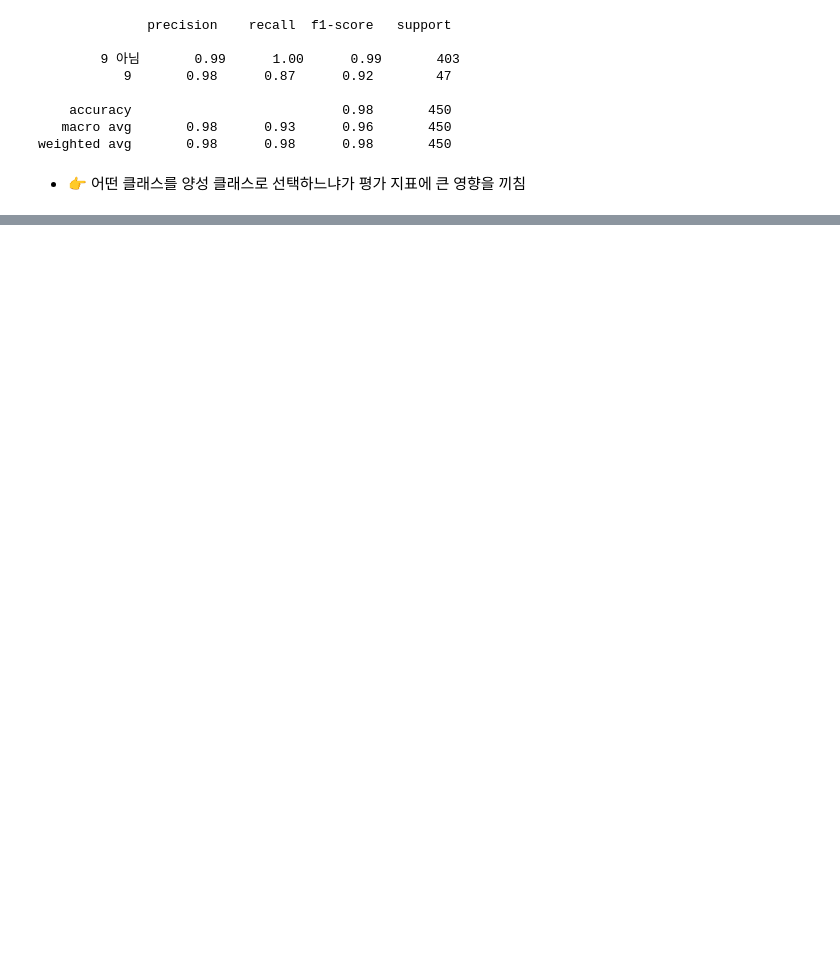
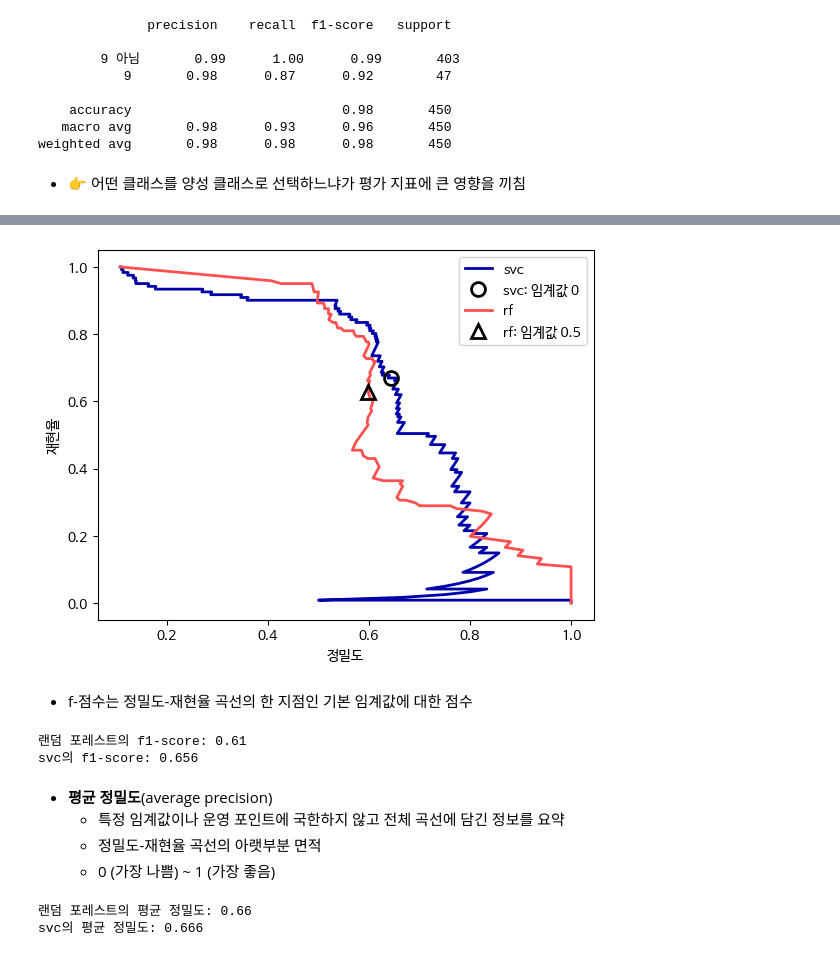
Before and after one commit to tjdux/Introduction-to-Machine-Learning-with-Python, a Jupyter notebook: 05_3_평가_지표와_측정.ipynb, the cells around one changed output, grey strips where cells are left out. Saved outputs shown, nothing was run; the diff lists cells and outputs as text; code cells hidden in the pictures; blank space fills up the shorter version.

```diff
--- a/05_3_평가_지표와_측정.ipynb
+++ b/05_3_평가_지표와_측정.ipynb
@@ -270,0 +367,53 @@ weighted avg       0.98      0.98      0.98       450
+# %%
+# SVM과 랜덤 포레스트의 정밀도-재현율 곡선 비교
+from sklearn.ensemble import RandomForestClassifier
+
+rf = RandomForestClassifier(n_estimators=100, random_state=0, max_features=2)
+rf.fit(X_train, y_train)
+
+precision_rf, recall_rf, threshold_rf = precision_recall_curve(
+    y_test, rf.predict_proba(X_test)[:, 1]
+)
+
+plt.plot(precision, recall, label="svc")
+
+plt.plot(precision[close_zero], recall[close_zero], "o", markersize=10,
+         label="svc: 임계값 0", fillstyle="none", c="k", mew=2)
+
+plt.plot(precision_rf, recall_rf, label="rf")
+
+close_default_rf = np.argmin(np.abs(threshold_rf - 0.5))
+
+plt.plot(precision_rf[close_default_rf], recall_rf[close_default_rf], "^", markersize=10,
+         label="rf: 임계값 0.5", fillstyle="none", c="k", mew=2)
+
+plt.xlabel("정밀도")
+plt.ylabel("재현율")
+plt.legend(loc="best")
+plt.show()
+# %% [output]
+[figure, added]
+# %% [markdown]
+- f-점수는 정밀도-재현율 곡선의 한 지점인 기본 임계값에 대한 점수
+# %%
+print(f"랜덤 포레스트의 f1-score: {round(f1_score(y_test, rf.predict(X_test)), 3)}")
+print(f"svc의 f1-score: {round(f1_score(y_test, svc.predict(X_test)), 3)}")
+# %% [output]
+랜덤 포레스트의 f1-score: 0.61
+svc의 f1-score: 0.656
+# %% [markdown]
+- **평균 정밀도**(average precision)
+  - 특정 임계값이나 운영 포인트에 국한하지 않고 전체 곡선에 담긴 정보를 요약
+  - 정밀도-재현율 곡선의 아랫부분 면적
+  - 0 (가장 나쁨) ~ 1 (가장 좋음)
+# %%
+from sklearn.metrics import average_precision_score
+
+ap_rf = average_precision_score(y_test, rf.predict_proba(X_test)[:, 1])
+ap_svc = average_precision_score(y_test, svc.decision_function(X_test))
+
+print(f"랜덤 포레스트의 평균 정밀도: {round(ap_rf, 3)}")
+print(f"svc의 평균 정밀도: {round(ap_svc, 3)}")
+# %% [output]
+랜덤 포레스트의 평균 정밀도: 0.66
+svc의 평균 정밀도: 0.666
```
Also changed, not shown: parts of 31 cells of this notebook.
